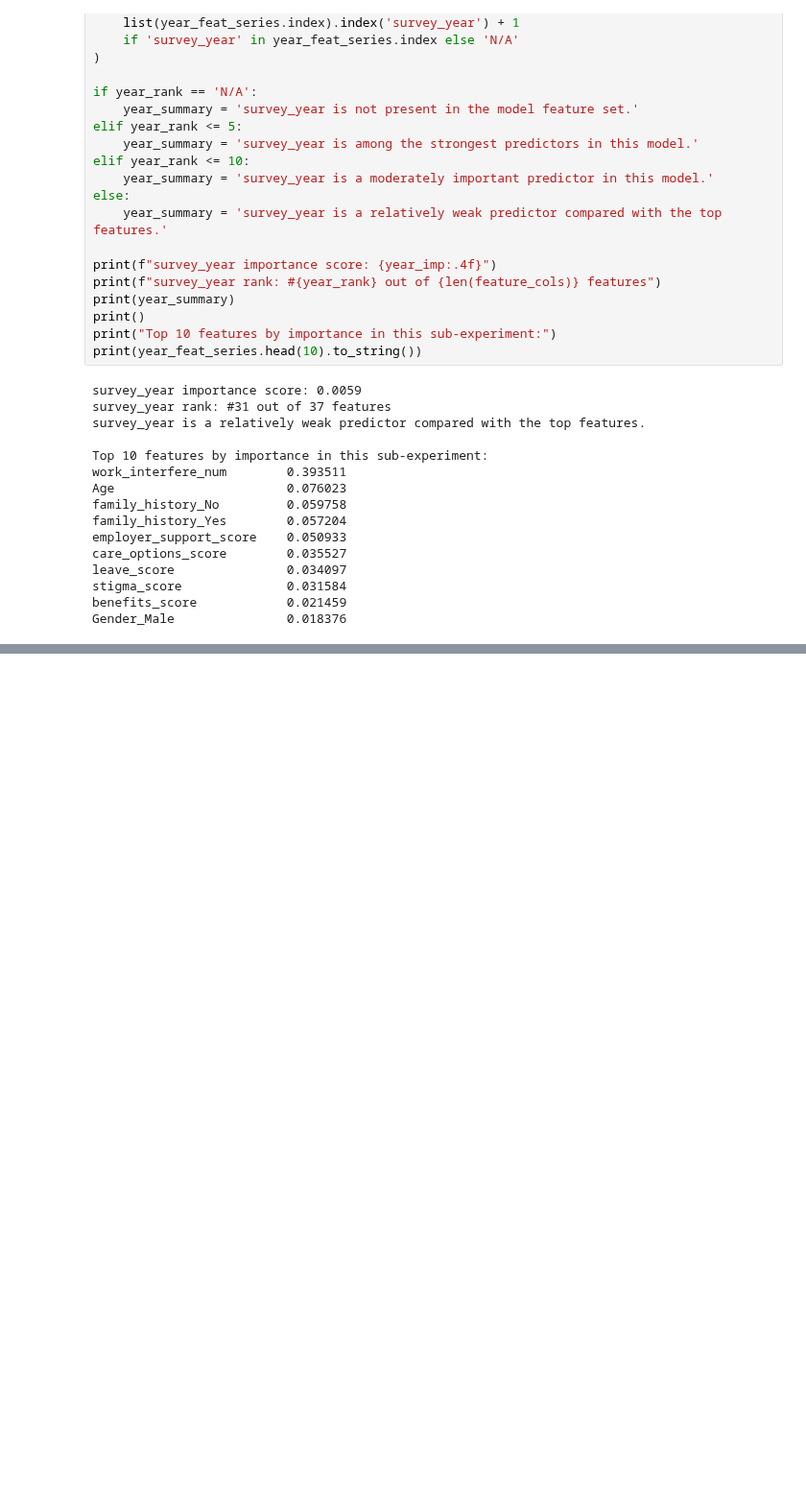
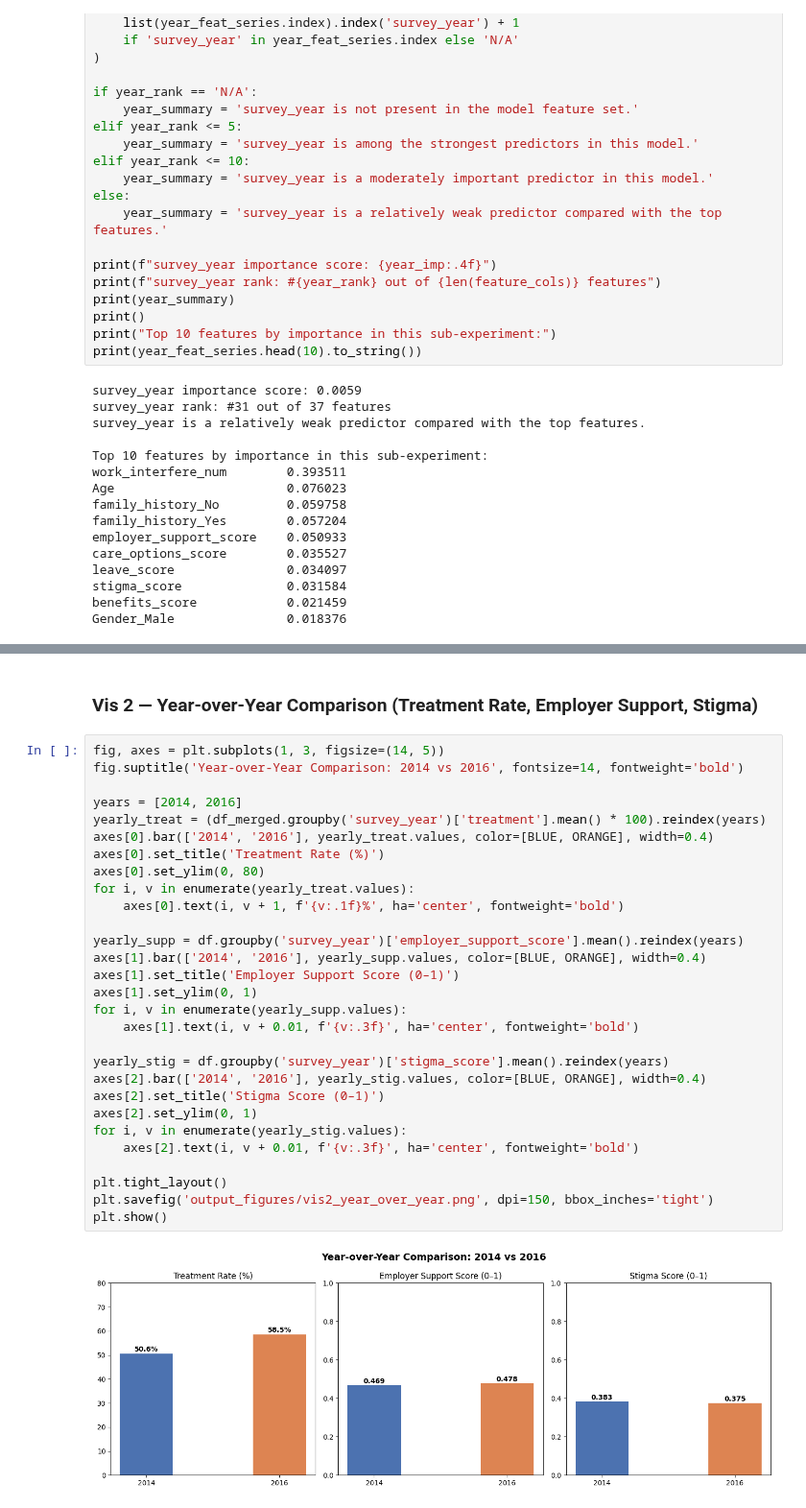
Before and after one commit to seanlumasag/cs210-project, a Jupyter notebook: notebook.ipynb, the cells around one changed output, grey strips where cells are left out. Shown at 96% size. Drawn from its saved outputs; the diff is of its cells as text; blank space fills up the shorter version.

```diff
--- a/notebook.ipynb
+++ b/notebook.ipynb
@@ -789,0 +826,33 @@ Gender_Male               0.018376
+# %% [markdown]
+### Vis 2 — Year-over-Year Comparison (Treatment Rate, Employer Support, Stigma)
+# %%
+fig, axes = plt.subplots(1, 3, figsize=(14, 5))
+fig.suptitle('Year-over-Year Comparison: 2014 vs 2016', fontsize=14, fontweight='bold')
+
+years = [2014, 2016]
+yearly_treat = (df_merged.groupby('survey_year')['treatment'].mean() * 100).reindex(years)
+axes[0].bar(['2014', '2016'], yearly_treat.values, color=[BLUE, ORANGE], width=0.4)
+axes[0].set_title('Treatment Rate (%)')
+axes[0].set_ylim(0, 80)
+for i, v in enumerate(yearly_treat.values):
+    axes[0].text(i, v + 1, f'{v:.1f}%', ha='center', fontweight='bold')
+
+yearly_supp = df.groupby('survey_year')['employer_support_score'].mean().reindex(years)
+axes[1].bar(['2014', '2016'], yearly_supp.values, color=[BLUE, ORANGE], width=0.4)
+axes[1].set_title('Employer Support Score (0–1)')
+axes[1].set_ylim(0, 1)
+for i, v in enumerate(yearly_supp.values):
+    axes[1].text(i, v + 0.01, f'{v:.3f}', ha='center', fontweight='bold')
+
+yearly_stig = df.groupby('survey_year')['stigma_score'].mean().reindex(years)
+axes[2].bar(['2014', '2016'], yearly_stig.values, color=[BLUE, ORANGE], width=0.4)
+axes[2].set_title('Stigma Score (0–1)')
+axes[2].set_ylim(0, 1)
+for i, v in enumerate(yearly_stig.values):
+    axes[2].text(i, v + 0.01, f'{v:.3f}', ha='center', fontweight='bold')
+
+plt.tight_layout()
+plt.savefig('output_figures/vis2_year_over_year.png', dpi=150, bbox_inches='tight')
+plt.show()
+# %% [output]
+[figure, added]
```
Also changed, not shown: parts of 6 cells of this notebook.
